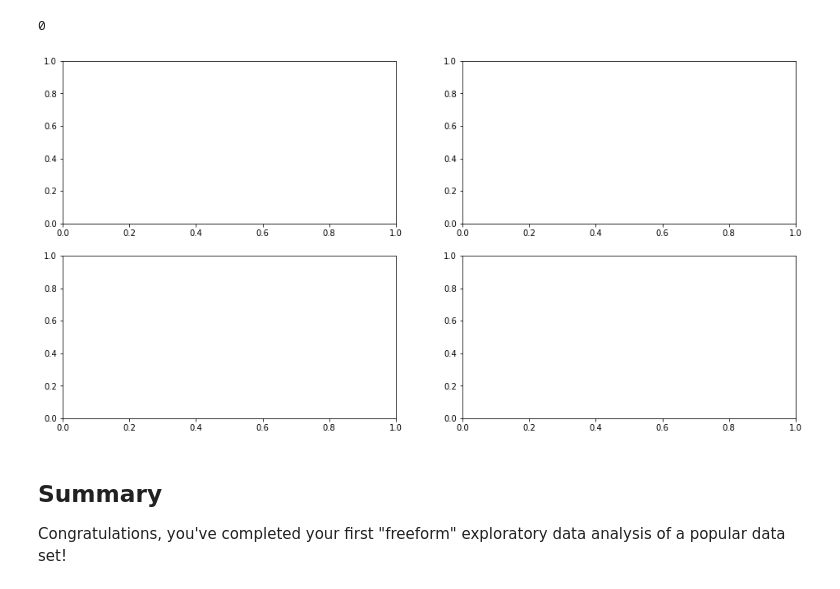
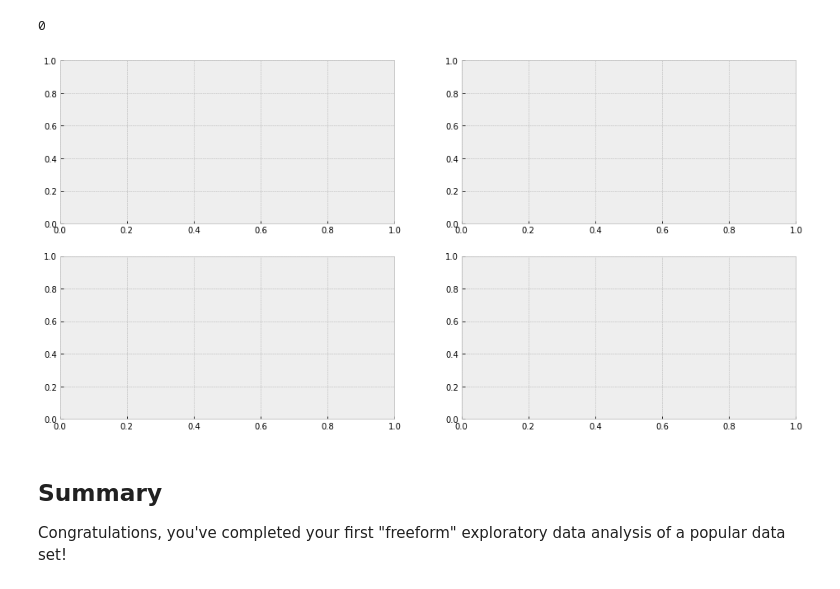
Before and after one commit to AlludedCrabb/dsc-1-03-16-eda-with-pandas-using-the-boston-housing-data-lab-seattle-ds-career-040119, a Jupyter notebook: index.ipynb, the cells around one changed output. Drawn from its saved outputs; the diff is of its cells as text; code cells hidden in the pictures.

```diff
--- a/index.ipynb
+++ b/index.ipynb
@@ -110,10 +110,10 @@ older_homes = df.loc[df.age > 80]
 #younger homes
 younger_homes = df.loc[df.age < 50]
 # %%
-plt.st
+plt.style.use('bmh')
 fig, axs = plt.subplots(2, 2, figsize=(16,8))
 # %% [output]
-[figure, old version]
+[figure, new version]
 # %% [markdown]
 ## Summary
 
```
